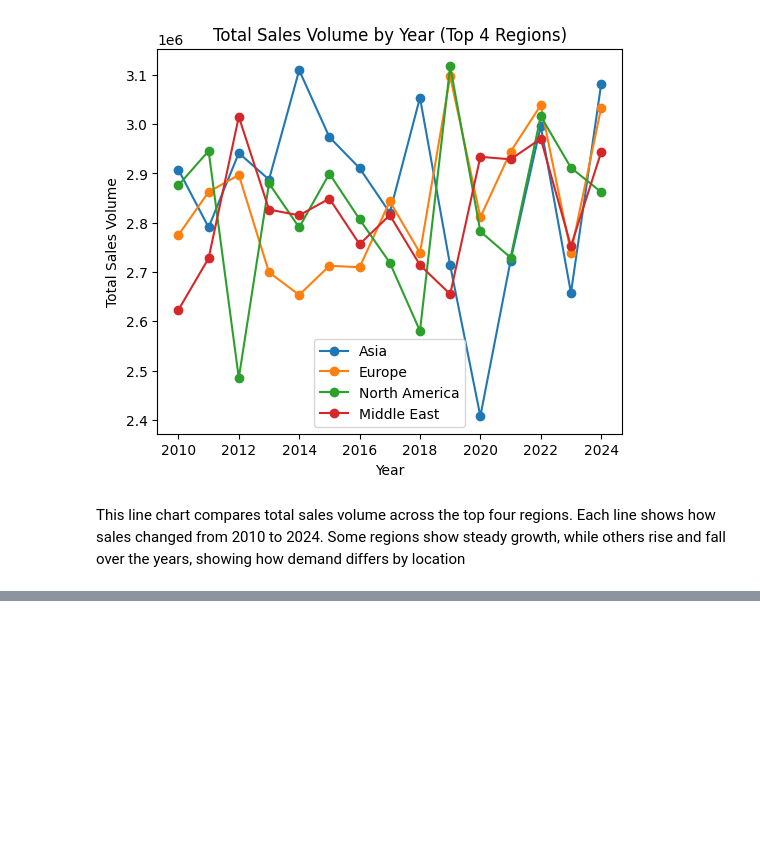
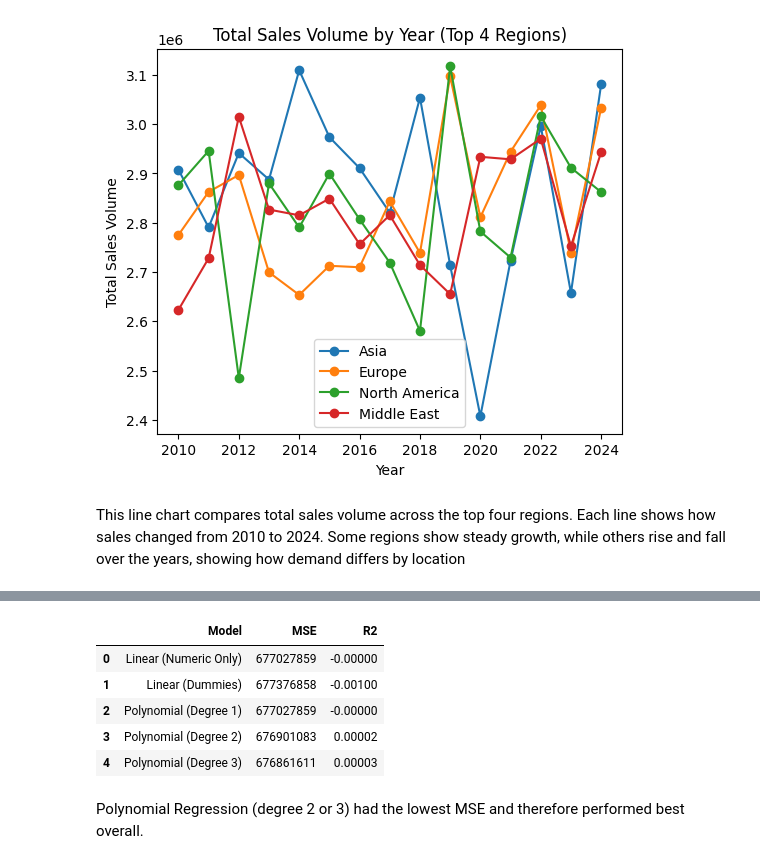
Before and after one commit to eliameti/BMW-Worldwide-Sales-Records-2010-2024-, a Jupyter notebook: BMW_Worldwide_Sales_Records_2010_2024.ipynb, the cells around one changed output, grey strips where cells are left out. Drawn from its saved outputs; the diff is of its cells as text; code cells hidden in the pictures; blank space fills up the shorter version.

```diff
--- a/BMW_Worldwide_Sales_Records_2010_2024.ipynb
+++ b/BMW_Worldwide_Sales_Records_2010_2024.ipynb
@@ -309,0 +508,20 @@ Some regions show steady growth, while others rise and fall over the years, show
+# %%
+import pandas as pd
+
+comparison = pd.DataFrame({
+    "Model": ["Linear (Numeric Only)", "Linear (Dummies)",
+              "Polynomial (Degree 1)", "Polynomial (Degree 2)", "Polynomial (Degree 3)"],
+    "MSE": [677027859, 677376858, 677027859, 676901083, 676861611],
+    "R2": [-0.000, -0.001, -0.000, 0.00002, 0.00003]
+})
+
+display(comparison)
+# %% [output]
+|  | Model | MSE | R2 |
+| 0 | Linear (Numeric Only) | 677027859 | -0.00000 |
+| 1 | Linear (Dummies) | 677376858 | -0.00100 |
+| 2 | Polynomial (Degree 1) | 677027859 | -0.00000 |
+| 3 | Polynomial (Degree 2) | 676901083 | 0.00002 |
+| 4 | Polynomial (Degree 3) | 676861611 | 0.00003 |
+# %% [markdown]
+Polynomial Regression (degree 2 or 3) had the lowest MSE and therefore performed best overall.
```
Also changed, not shown: parts of 19 cells of this notebook.
